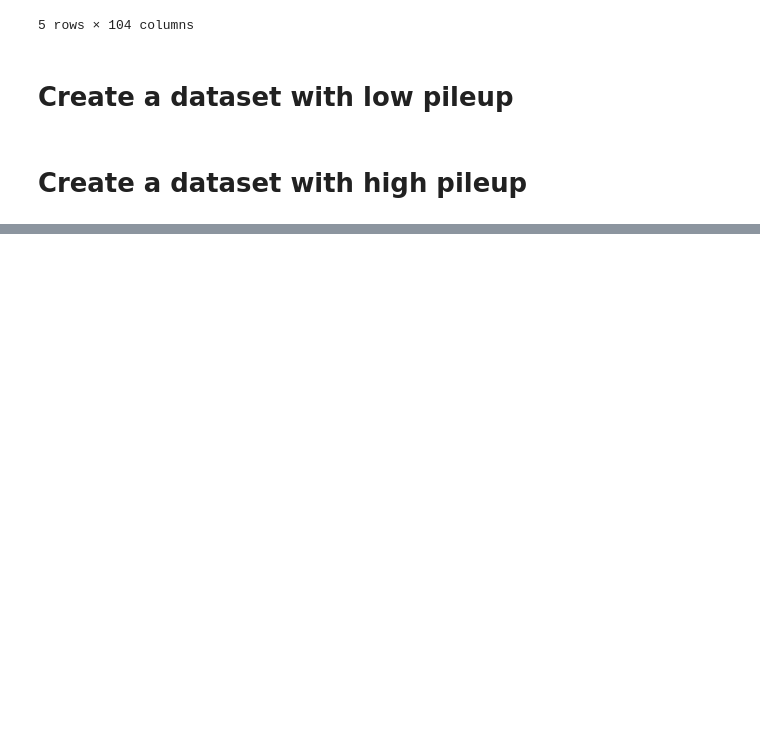
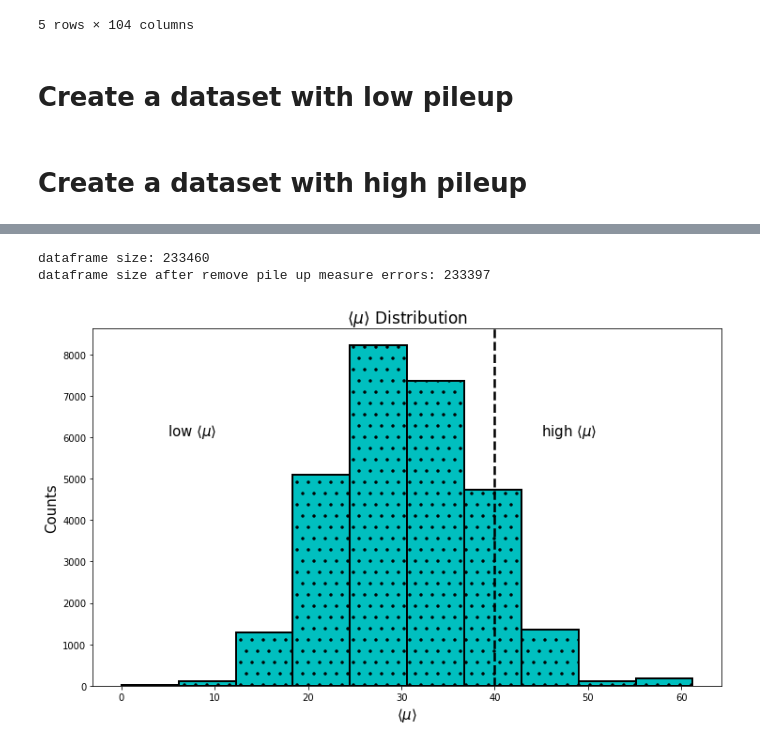
Before and after one commit to micaelverissimo/lifelong_ringer, a Jupyter notebook: notebooks/prepare_data.ipynb, the cells around one changed output, grey strips where cells are left out. Cells and saved outputs as stored; diff of their text form; code cells hidden in the pictures; blank space fills up the shorter version.

```diff
--- a/notebooks/prepare_data.ipynb
+++ b/notebooks/prepare_data.ipynb
@@ -103,0 +110,9 @@ high_mu_cond_df.to_csv(os.path.join(raw_path, 'cond_high_mu_data17_trn_data.csv'
+# %%
+et, eta   = 0, 0
+file_name = 'data17_13TeV.AllPeriods.sgn.probes_lhmedium_EGAM2.bkg.VProbes_EGAM7.GRL_v97_et%i_eta%i.npz'
+f         = dict(np.load(os.path.join(data17_path, file_name %(et, eta))))
+data17    = pd.DataFrame(data=f['data'], columns=f['features'])
+# add target info
+data17['target'] = f['target']
+
+data17.head()
@@ -103,0 +127,8 @@ high_mu_cond_df.to_csv(os.path.join(raw_path, 'cond_high_mu_data17_trn_data.csv'
+# %%
+# remove events with pile up > 75
+print('dataframe size: %i' %(len(data17)))
+m_df = data17[data17.avgmu <= 75.].copy()
+print('dataframe size after remove pile up measure errors: %i' %(len(m_df)))
+# %% [output]
+dataframe size: 233460
+dataframe size after remove pile up measure errors: 233397
@@ -103,0 +137,14 @@ high_mu_cond_df.to_csv(os.path.join(raw_path, 'cond_high_mu_data17_trn_data.csv'
+# %%
+
+ax = sgn_df.avgmu.hist(histtype='bar', linewidth=2, facecolor='c',
+         hatch='.', edgecolor='k',fill=True, figsize=(12,7))
+ax.grid(False)
+ax.axvline(x=40, color='black', ls='--', lw=2.5)
+ax.text(x=45, y=0.7*(ax.get_ylim()[1]), s=r'high $\langle \mu \rangle$', fontsize=15)
+ax.text(x=5, y=0.7*(ax.get_ylim()[1]), s=r'low $\langle \mu \rangle$', fontsize=15)
+ax.set_title(r'$\langle \mu \rangle$ Distribution', fontsize=17)
+ax.set_ylabel('Counts', fontsize=15)
+ax.set_xlabel(r'$\langle \mu \rangle$', fontsize=15)
+plt.savefig(os.path.join(proc_path, 'aux_data_mu_hist.png'), dpi=150)
+# %% [output]
+[figure, added]
```
Also changed, not shown: parts of 12 cells of this notebook, 10 other files.
